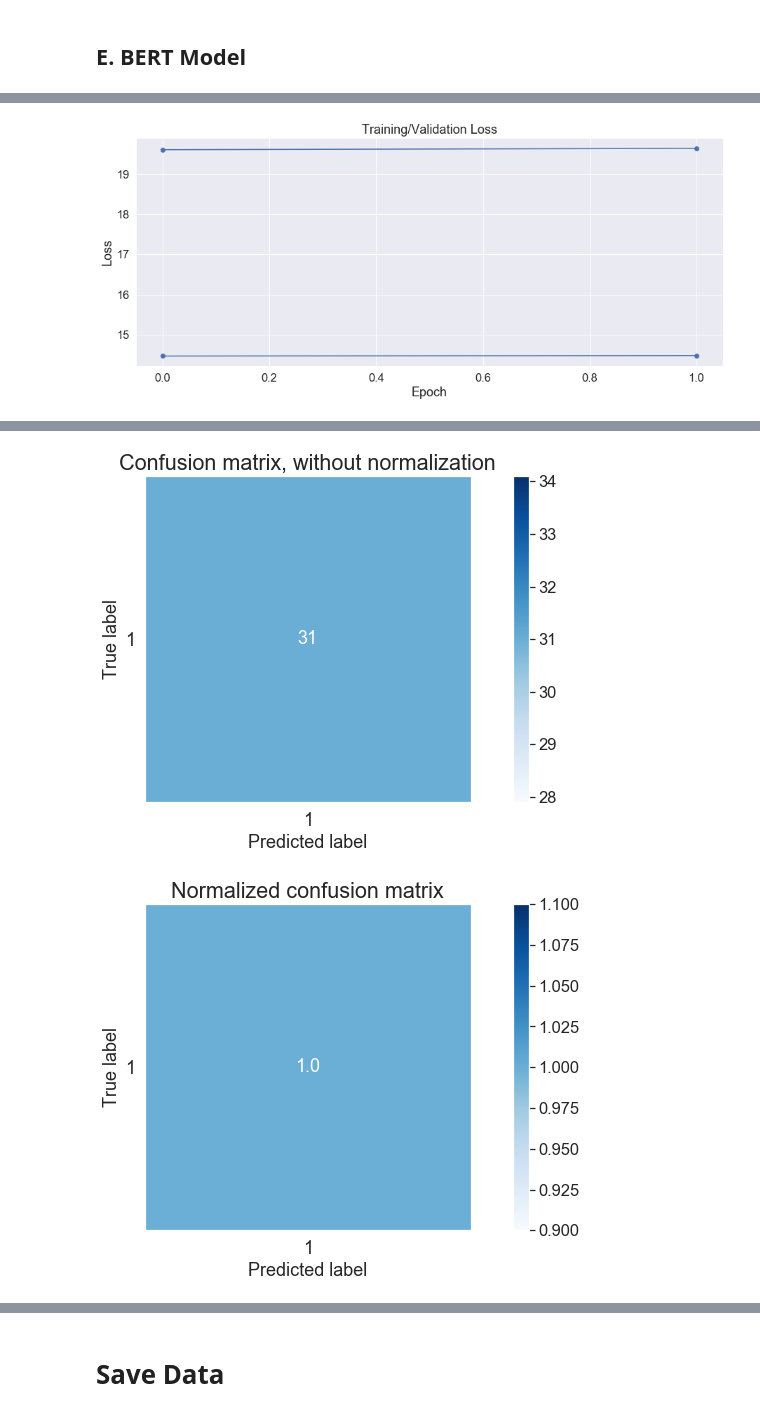
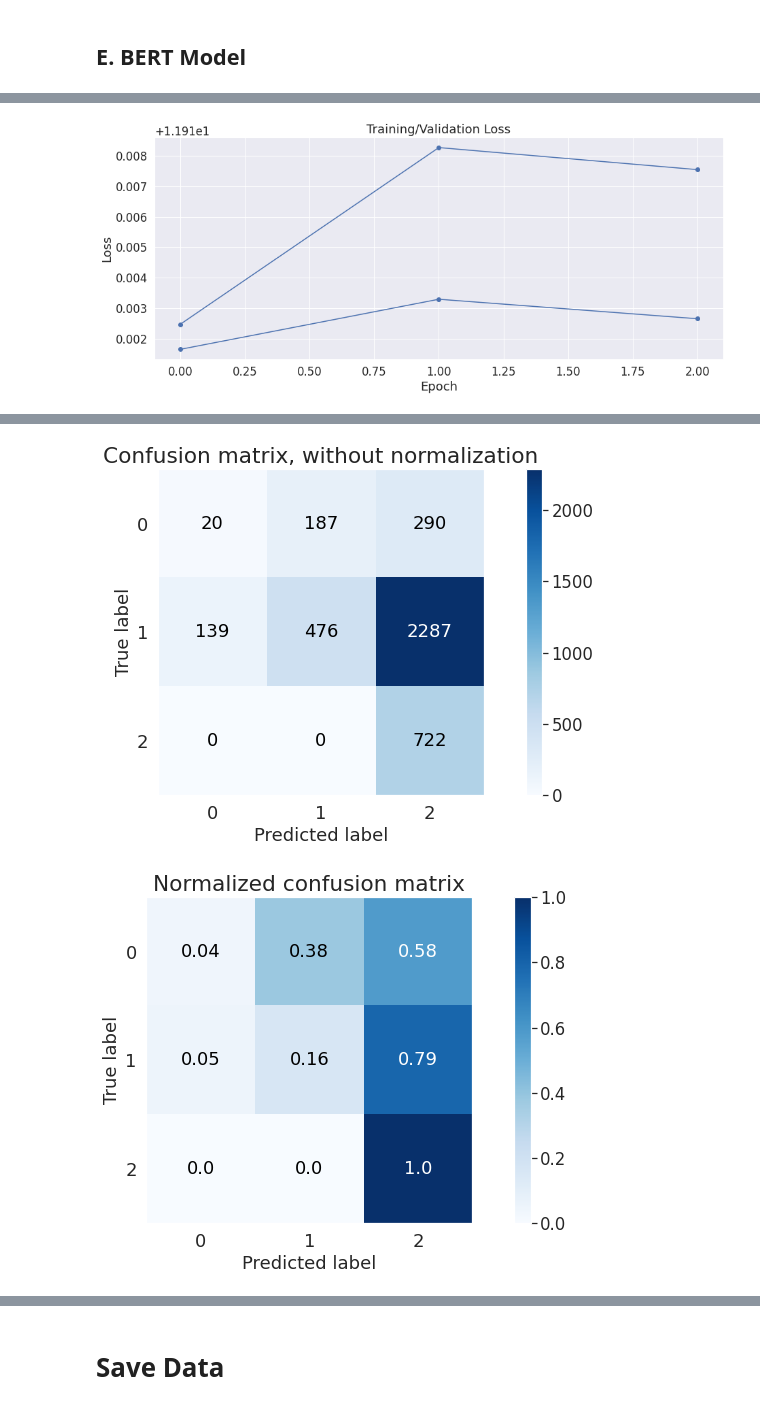
Before and after one commit to yukit-k/centralbank_analysis, a Jupyter notebook: src/6_FOMC_Analysis_ML_Text.ipynb, the cells around one changed output, grey strips where cells are left out. Cells and saved outputs as stored; diff of their text form; code cells hidden in the pictures.

Commit message:
fix: Adjust BERT for Colab execution

```diff
--- a/src/6_FOMC_Analysis_ML_Text.ipynb
+++ b/src/6_FOMC_Analysis_ML_Text.ipynb
@@ -2104,6 +2127,6 @@ GloveTextClassifier(
   (softmax): LogSoftmax()
 )
 # %%
-train_model(model, epochs=2, batch_size=64, learning_rate=1e-4, sequence_length=200, clip=5, print_every=10)
+train_model(model, epochs=3, batch_size=16, learning_rate=1e-4, sequence_length=200, clip=5, print_every=10)
 # %% [output]
 Starting epoch 1
@@ -2308,11 +2360,13 @@ outputs(detached):
 # %%
 # Hyperparameters
 learning_rate = 1e-5
-num_epochs = 4
-batch_size = 8
+num_epochs = 3
+batch_size = 32
 patience =2
 file_name = 'model'
 use_skf = True
+bert_hidden_size = 768
+bert_dense_size =128
 # %%
 def train_bert(fold, train_indices, valid_indices):
 
@@ -2352,7 +2406,7 @@ def train_bert(fold, train_indices, valid_indices):
 #         output_hidden_states = False
 #     )
 
-    bert_model = BertTextClassifier(768, 128, meta_size, 3, dropout=0.1)
+    bert_model = BertTextClassifier(bert_hidden_size, bert_dense_size, meta_size, 3, dropout=0.1)
 
     # Move model to GUP/CPU device
     device = 'cuda:0' if torch.cuda.is_available() else 'cpu'
@@ -2493,7 +2547,7 @@ def train_bert(fold, train_indices, valid_indices):
     plt.show()
 # %%
 if use_skf:
-    skf = StratifiedKFold(n_splits=7, shuffle=True, random_state=42)
+    skf = StratifiedKFold(n_splits=5, shuffle=True, random_state=42)
 
     for fold, (train_indices, valid_indices) in enumerate(skf.split(train_valid_labels, train_valid_labels)):
         train_bert(fold, train_indices, valid_indices)
@@ -2530 +2583 @@ else:
-[figure, old version]
+[figure, new version]
@@ -2536,2 +2587,2 @@ else:
-[figure, old version]
+[figure, new version]
-[figure, old version]
+[figure, new version]
```
Also changed, not shown: parts of 26 cells of this notebook.
